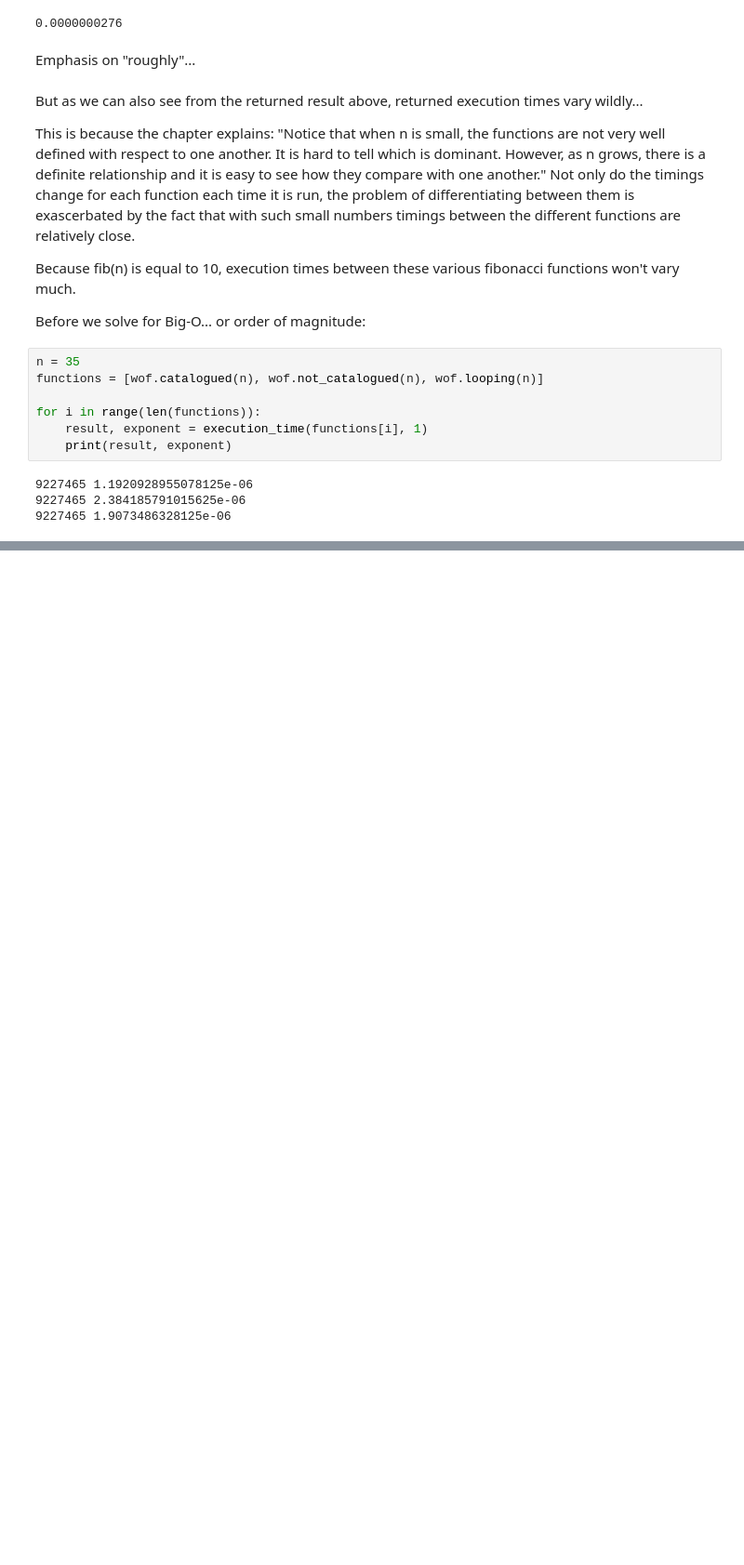
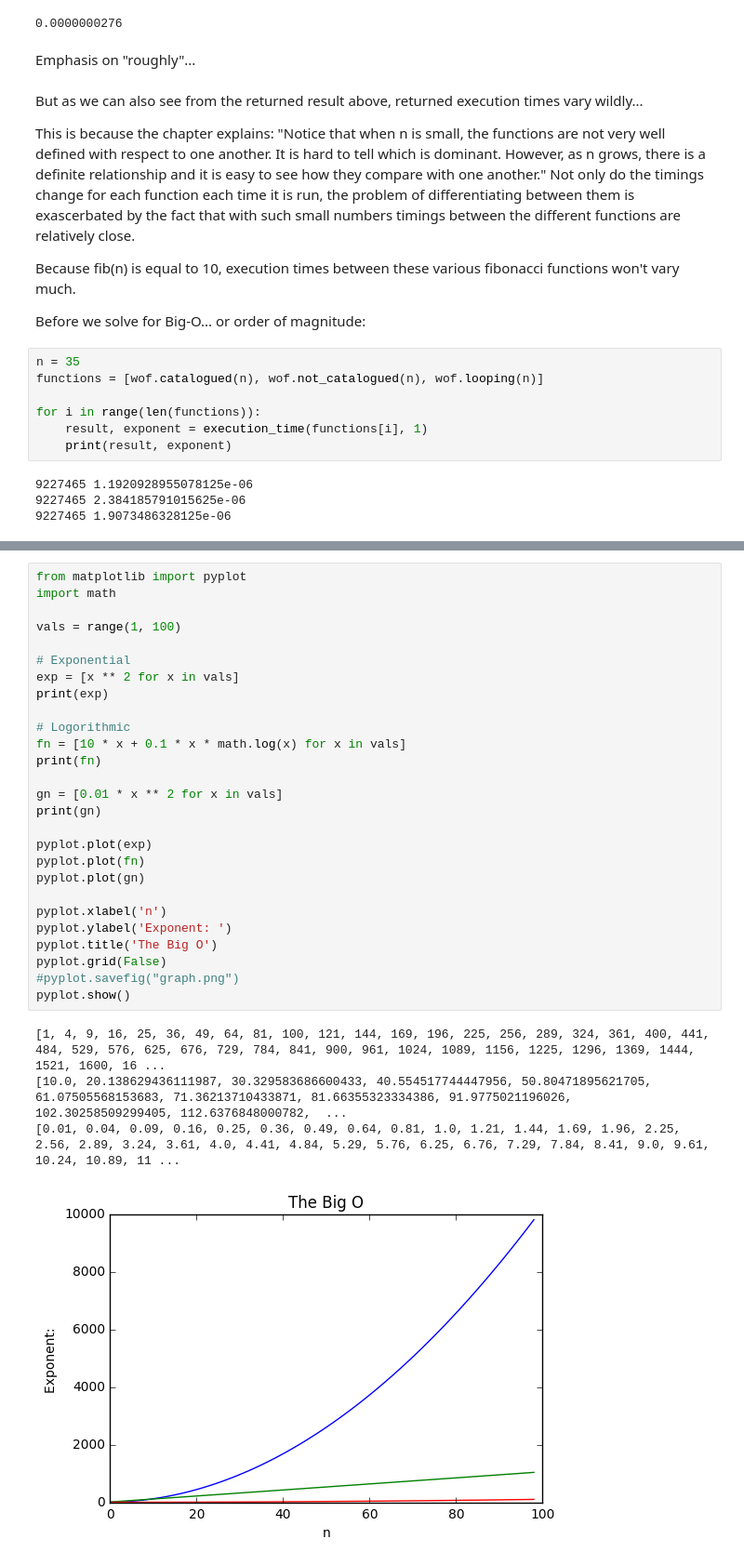
Before and after one commit to RomanSC/algorithms, a Jupyter notebook: chapter-2/Chapter-2-Analysis.ipynb, the cells around one changed output, grey strips where cells are left out. Shown: that part at 93% size. Cells and saved outputs as stored; diff of their text form; blank space fills up the shorter version.

```diff
--- a/chapter-2/Chapter-2-Analysis.ipynb
+++ b/chapter-2/Chapter-2-Analysis.ipynb
@@ -196,0 +215,32 @@ for i in range(len(functions)):
+# %%
+from matplotlib import pyplot
+import math
+
+vals = range(1, 100)
+
+# Exponential
+exp = [x ** 2 for x in vals]
+print(exp)
+
+# Logorithmic
+fn = [10 * x + 0.1 * x * math.log(x) for x in vals]
+print(fn)
+
+gn = [0.01 * x ** 2 for x in vals]
+print(gn)
+
+pyplot.plot(exp)
+pyplot.plot(fn)
+pyplot.plot(gn)
+
+pyplot.xlabel('n')
+pyplot.ylabel('Exponent: ')
+pyplot.title('The Big O')
+pyplot.grid(False)
+#pyplot.savefig("graph.png")
+pyplot.show()
+# %% [output]
+[1, 4, 9, 16, 25, 36, 49, 64, 81, 100, 121, 144, 169, 196, 225, 256, 289, 324, 361, 400, 441, 484, 529, 576, 625, 676, 729, 784, 841, 900, 961, 1024, 1089, 1156, 1225, 1296, 1369, 1444, 1521, 1600, 16 ...
+[10.0, 20.138629436111987, 30.329583686600433, 40.554517744447956, 50.80471895621705, 61.07505568153683, 71.36213710433871, 81.66355323334386, 91.9775021196026, 102.30258509299405, 112.6376848000782,  ...
+[0.01, 0.04, 0.09, 0.16, 0.25, 0.36, 0.49, 0.64, 0.81, 1.0, 1.21, 1.44, 1.69, 1.96, 2.25, 2.56, 2.89, 3.24, 3.61, 4.0, 4.41, 4.84, 5.29, 5.76, 6.25, 6.76, 7.29, 7.84, 8.41, 9.0, 9.61, 10.24, 10.89, 11 ...
+[figure, added]
```
Also changed, not shown: parts of 4 cells of this notebook.
